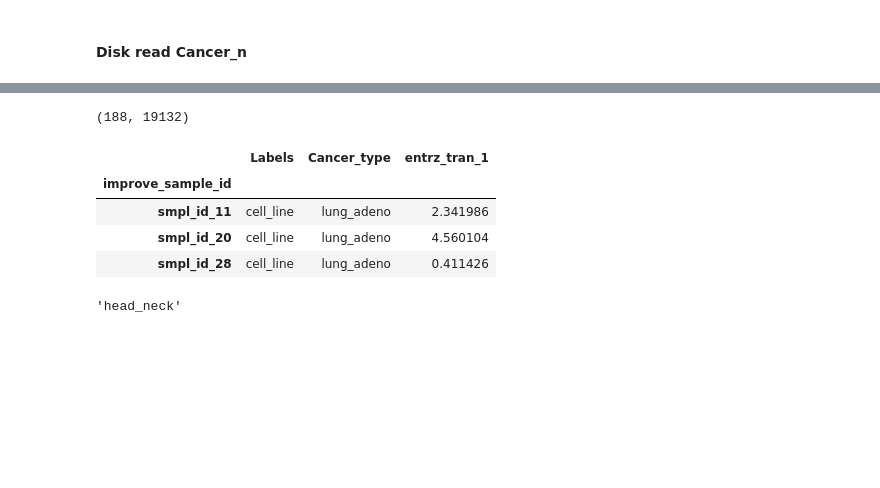
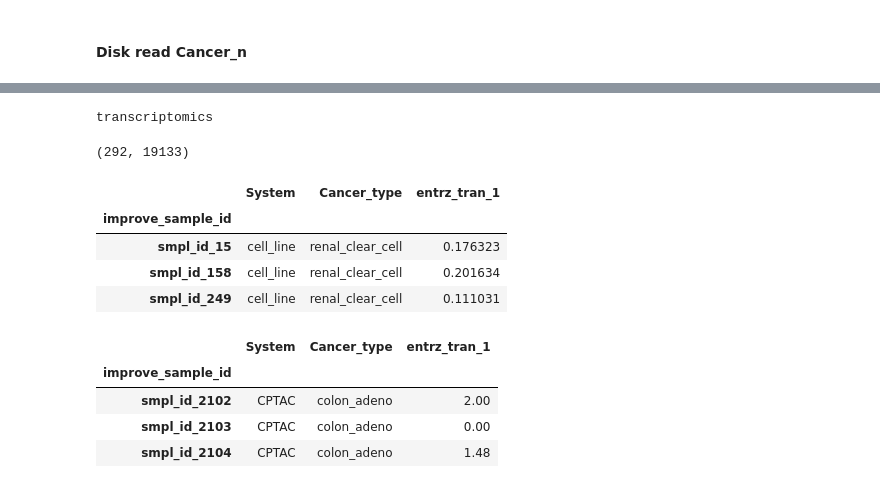
Before and after one commit to briankarlberg/mdl-sys-bnchmrk, a Jupyter notebook: code/dta_ldr.ipynb, the cells around one changed output, grey strips where cells are left out. Drawn from its saved outputs; the diff is of its cells as text; code cells hidden in the pictures; blank space fills up the shorter version.

```diff
--- a/code/dta_ldr.ipynb
+++ b/code/dta_ldr.ipynb
@@ -444,4 +464,4 @@ output/sng_lab/lung_adeno_transcriptomics_cell_line_CPTAC.tsv
 # %%
-cncr_n = 'lung-adeno'
+cncr_n = 'colon-adeno'
 moda_n = 'transcriptomics'
 sys_n = 'cell-line+CPTAC'
@@ -448,5 +470,5 @@ sys_n = 'cell-line+CPTAC'
 # %%
-sng_lbl_disk_read_n = pd.read_csv( # single cancer   ------
-    '../output/sng-lbl/'+cncr_n+'_'+moda_n+'_'+sys_n+'.tsv',
+c1 = pd.read_csv( # single cancer 1
+    '../output/sng-cncr/'+cncr_n+'_'+moda_n+'_'+sys_n+'.tsv',
     sep = '\t', index_col = 0)
 # %%
@@ -459,0 +482,4 @@ sng_lbl_disk_read_n.iloc[:3, :3]
+# %%
+c2 = pd.read_csv( # single cancer 1
+    '../output/sng-cncr/'+cncr_n+'_'+moda_n+'_'+sys_n+'.tsv',
+    sep = '\t', index_col = 0)
@@ -460,4 +494,15 @@ sng_lbl_disk_read_n.iloc[:3, :3]
+# %%
+print(moda_n)
+dbl_cncr = pd.concat([c1, c2], axis = 0, join = 'inner')
+dbl_cncr.shape
+# %% [output]
+transcriptomics
+(292, 19133)
 # %%
-sng_lbl_disk_read_n.shape
+dbl_cncr.iloc[:3, :3]
 # %% [output]
-(188, 19132)
+|  | System | Cancer_type | entrz_tran_1 |
+| improve_sample_id |  |  |  |
+| smpl_id_15 | cell_line | renal_clear_cell | 0.176323 |
+| smpl_id_158 | cell_line | renal_clear_cell | 0.201634 |
+| smpl_id_249 | cell_line | renal_clear_cell | 0.111031 |
@@ -466,8 +509,8 @@ sng_lbl_disk_read_n.insert(1, 'Cancer_type', cncr_n)
 # %%
-check.iloc[:3, :3]
+dbl_cncr.iloc[-3:, :3]
 # %% [output]
-|  | Labels | Cancer_type | entrz_tran_1 |
+|  | System | Cancer_type | entrz_tran_1 |
 | improve_sample_id |  |  |  |
-| smpl_id_11 | cell_line | lung_adeno | 2.341986 |
-| smpl_id_20 | cell_line | lung_adeno | 4.560104 |
-| smpl_id_28 | cell_line | lung_adeno | 0.411426 |
+| smpl_id_2102 | CPTAC | colon_adeno | 2.00 |
+| smpl_id_2103 | CPTAC | colon_adeno | 0.00 |
+| smpl_id_2104 | CPTAC | colon_adeno | 1.48 |
@@ -482,4 +516,0 @@ dbl_cncr
-# %%
-cancer
-# %% [output]
-'head_neck'
```
Also changed, not shown: parts of 32 cells of this notebook.
